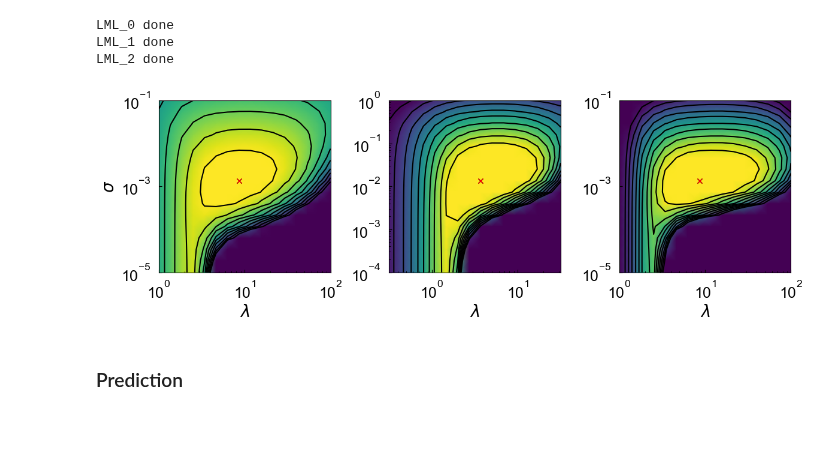
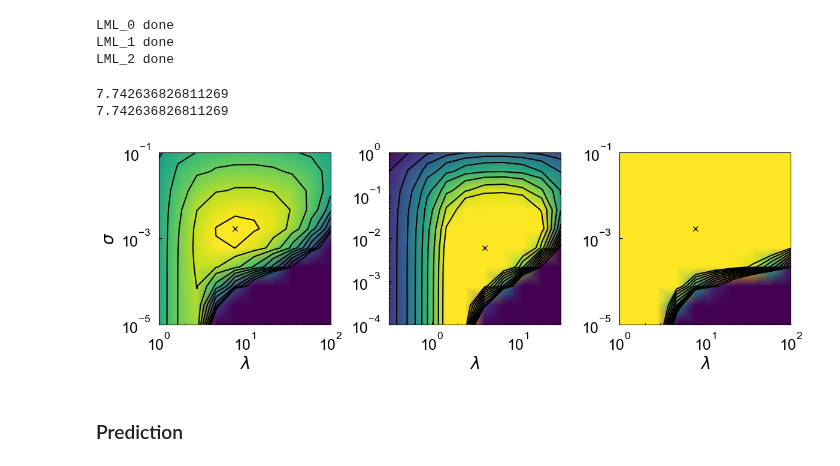
Before and after one commit to ch-tung/Randomwave_ML, a Jupyter notebook: test_SQ_GPR.ipynb, the cells around one changed output. Saved outputs shown, nothing was run; the diff lists cells and outputs as text; code cells hidden in the pictures; blank space fills up the shorter version.

```diff
--- a/test_SQ_GPR.ipynb
+++ b/test_SQ_GPR.ipynb
@@ -242,9 +287,9 @@ Y_2_z = (Y_2-Y_2_mean)/Y_2_std
 ### LML landscape
 # %%
 kernel = RBF(1) + WhiteKernel(1)
-gp_0 = GaussianProcessRegressor(kernel=kernel, alpha=0.0, optimizer=None).fit(X, Y_0_z)
-gp_1 = GaussianProcessRegressor(kernel=kernel, alpha=0.0, optimizer=None).fit(X, Y_1_z)
-gp_2 = GaussianProcessRegressor(kernel=kernel, alpha=0.0, optimizer=None).fit(X, Y_2_z)
+gp_0 = GaussianProcessRegressor(kernel=kernel, alpha=0.0, optimizer=None).fit(datasets['X_tr'], datasets['Y_tr_z'][0])
+gp_1 = GaussianProcessRegressor(kernel=kernel, alpha=0.0, optimizer=None).fit(datasets['X_tr'], datasets['Y_tr_z'][1])
+gp_2 = GaussianProcessRegressor(kernel=kernel, alpha=0.0, optimizer=None).fit(datasets['X_tr'], datasets['Y_tr_z'][2])
 
 def GP_LML(gp, Lmbda, Sigma):
     LML = [[gp.log_marginal_likelihood(np.log([Lmbda[i, j], Sigma[i, j]]))
@@ -253,7 +298,7 @@ def GP_LML(gp, Lmbda, Sigma):
     LML = np.array(LML).T
     return LML
 
-n_LML_grid = 16
+n_LML_grid = 10
 lmbda = np.logspace(0, 2, n_LML_grid)
 sigma = np.logspace(-5, -1, n_LML_grid)
 Lmbda_0, Sigma_0 = np.meshgrid(lmbda, sigma)
@@ -272,6 +317,8 @@ index = np.argmax(LML_1)
 index_arr_1 = np.unravel_index(index, LML_1.shape)
 print('LML_1 done')
 
+# lmbda = np.logspace(-1.5, 0.5, n_LML_grid)
+# sigma = np.logspace(-3, 1, n_LML_grid)
 lmbda = np.logspace(0, 2, n_LML_grid)
 sigma = np.logspace(-5, -1, n_LML_grid)
 Lmbda_2, Sigma_2 = np.meshgrid(lmbda, sigma)
@@ -309,6 +365,12 @@ print('LML_2 done')
 LML_0 done
 LML_1 done
 LML_2 done
+# %%
+print(Lmbda_0[index_arr_0])
+print(gp_opt_0.get_params()['kernel__k1__length_scale'])
+# %% [output]
+7.742636826811269
+7.742636826811269
 # %%
 #### plotting
 def plot_LML():
@@ -324,8 +386,8 @@ def plot_LML():
         levels = np.linspace(levels_min,levels_max,10)
 
         ax.plot(Lmbda_0[index_arr_0],Sigma_0[index_arr_0], 'xk')
-        ax.plot(gp_opt_0.get_params()['kernel__k1__length_scale'],
-                gp_opt_0.get_params()['kernel__k2__noise_level'],'xr')
+        # ax.plot(gp_opt_0.get_params()['kernel__k1__length_scale'],
+        #         gp_opt_0.get_params()['kernel__k2__noise_level'],'sr',fillstyle='none')
 
         ax.contour(Lmbda_0, Sigma_0, LML_0, levels, colors='k', linestyles='-')
         ax.pcolormesh(Lmbda_0, Sigma_0, LML_0, shading='gouraud', vmin = levels_min, vmax = levels_max)
@@ -345,45 +407,45 @@ def plot_LML():
         levels = np.linspace(levels_min,levels_max,10)
 
         ax.plot(Lmbda_1[index_arr_1],Sigma_1[index_arr_1], 'xk')
-        ax.plot(gp_opt_1.get_params()['kernel__k1__length_scale'],
-                gp_opt_1.get_params()['kernel__k2__noise_level'],'xr')
+        # ax.plot(gp_opt_1.get_params()['kernel__k1__length_scale'],
+        #         gp_opt_1.get_params()['kernel__k2__noise_level'],'sr',fillstyle='none')
 
         ax.contour(Lmbda_1, Sigma_1, LML_1, levels, colors='k', linestyles='-')
         ax.pcolormesh(Lmbda_1, Sigma_1, LML_1, shading='gouraud', vmin = levels_min, vmax = levels_max)
 
         ax.set_yscale('log')
         ax.set_xscale('log')
         ax.set_xlabel(r'$\lambda$',fontsize=20)
         # ax.set_ylabel(r'$\sigma$',fontsize=20)
         ax.tick_params(direction='in', axis='both', which='both', labelsize=18, pad=10)
 
         plt.tight_layout()
 
         ## kappa
         ax = fig.add_subplot(1, 3, 3)
         ax.set_aspect(0.5)
 
-        levels_min = 0
-        levels_max = 2e3
+        levels_min = -5e3
+        levels_max = -1e3
         levels = np.linspace(levels_min,levels_max,10)
 
         ax.plot(Lmbda_2[index_arr_2],Sigma_2[index_arr_2], 'xk')
-        ax.plot(gp_opt_2.get_params()['kernel__k1__length_scale'],
-                gp_opt_2.get_params()['kernel__k2__noise_level'],'xr')
+        # ax.plot(gp_opt_2.get_params()['kernel__k1__length_scale'],
+        #         gp_opt_2.get_params()['kernel__k2__noise_level'],'sr',fillstyle='none')
 
         ax.contour(Lmbda_2, Sigma_2, LML_2, levels, colors='k', linestyles='-')
         ax.pcolormesh(Lmbda_2, Sigma_2, LML_2, shading='gouraud', vmin = levels_min, vmax = levels_max)
 
         ax.set_yscale('log')
         ax.set_xscale('log')
         ax.set_xlabel(r'$\lambda$',fontsize=20)
         # ax.set_ylabel(r'$\sigma$',fontsize=20)
         ax.tick_params(direction='in', axis='both', which='both', labelsize=18, pad=10)
 
         plt.tight_layout()
 plot_LML()
 # %% [output]
-[figure, old version]
+[figure, new version]
 # %% [markdown]
 ### Prediction
 # %% [markdown]
```
Also changed, not shown: parts of 11 cells of this notebook, 2 other files.
